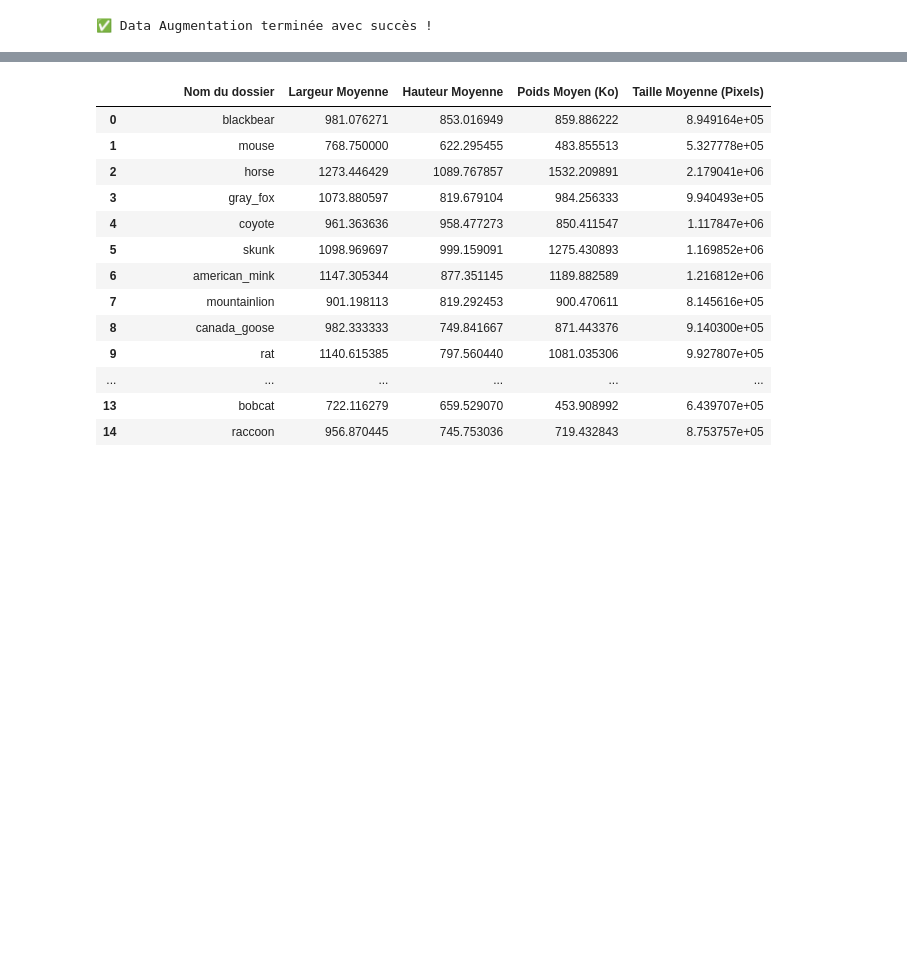
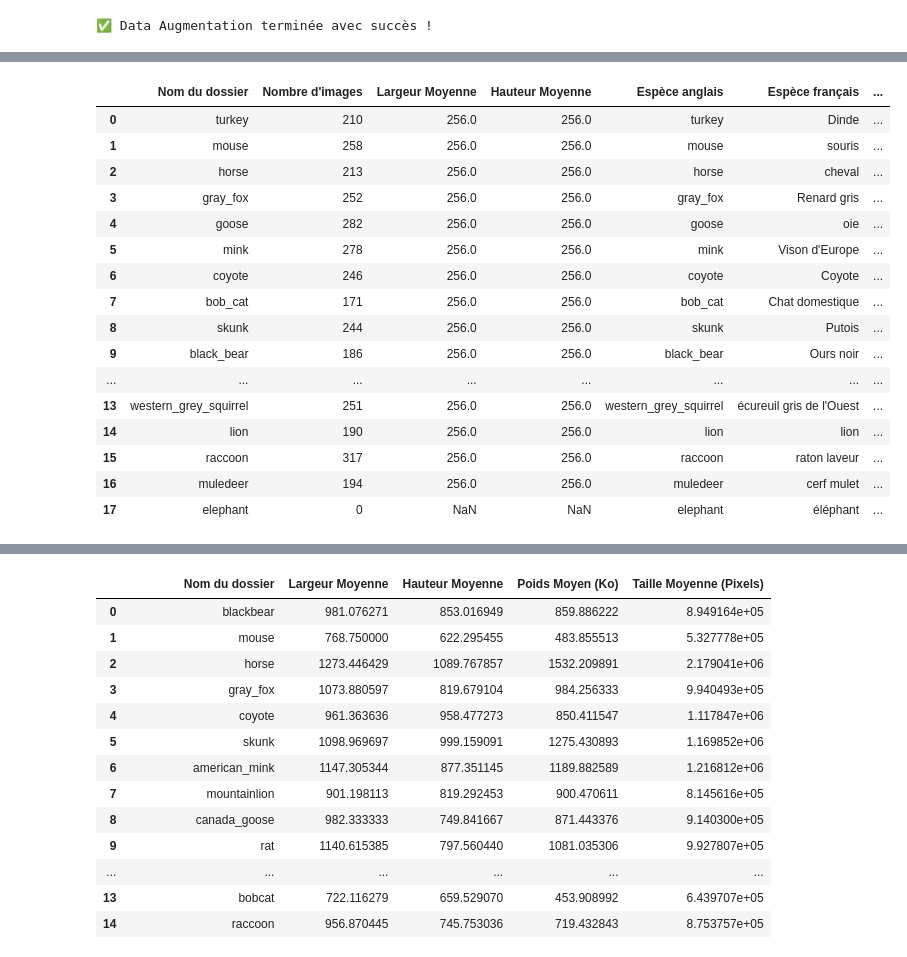
Before and after one commit to CedricSanchezGithub/ETL, a Jupyter notebook: notebook.ipynb, the cells around one changed output, grey strips where cells are left out. Drawn from its saved outputs; the diff is of its cells as text; code cells hidden in the pictures; blank space fills up the shorter version.

```diff
--- a/notebook.ipynb
+++ b/notebook.ipynb
@@ -315,0 +322,12 @@ plt.show()
+# %%
+df_metadata = pd.read_csv("./ressource/metadata.csv")
+
+df_merged = pd.merge(image_data_new, df_metadata, left_on='Nom du dossier', right_on='Espèce anglais', how='left')
+
+print(df_merged)
+print(df_merged.shape)
+print(df_merged.head(10))
+
+
+if print(df_merged['Espèce anglais'].isna().sum()):
+    print("Toutes les lignes ont trouvés une correspondance")
@@ -316,3 +352,24 @@ plt.show()
+# %%
+from IPython.display import display
+display(df_merged)
+# %% [output]
+|  | Nom du dossier | Nombre d'images | Largeur Moyenne | Hauteur Moyenne | Espèce anglais | Espèce français | ... |
+| 0 | turkey | 210 | 256.0 | 256.0 | turkey | Dinde | ... |
+| 1 | mouse | 258 | 256.0 | 256.0 | mouse | souris | ... |
+| 2 | horse | 213 | 256.0 | 256.0 | horse | cheval | ... |
+| 3 | gray_fox | 252 | 256.0 | 256.0 | gray_fox | Renard gris | ... |
+| 4 | goose | 282 | 256.0 | 256.0 | goose | oie | ... |
+| 5 | mink | 278 | 256.0 | 256.0 | mink | Vison d'Europe | ... |
+| 6 | coyote | 246 | 256.0 | 256.0 | coyote | Coyote | ... |
+| 7 | bob_cat | 171 | 256.0 | 256.0 | bob_cat | Chat domestique | ... |
+| 8 | skunk | 244 | 256.0 | 256.0 | skunk | Putois | ... |
+| 9 | black_bear | 186 | 256.0 | 256.0 | black_bear | Ours noir | ... |
+| ... | ... | ... | ... | ... | ... | ... | ... |
+| 13 | western_grey_squirrel | 251 | 256.0 | 256.0 | western_grey_squirrel | écureuil gris de l'Ouest | ... |
+| 14 | lion | 190 | 256.0 | 256.0 | lion | lion | ... |
+| 15 | raccoon | 317 | 256.0 | 256.0 | raccoon | raton laveur | ... |
+| 16 | muledeer | 194 | 256.0 | 256.0 | muledeer | cerf mulet | ... |
+| 17 | elephant | 0 | NaN | NaN | elephant | éléphant | ... |
 # %%
 
 from pyspark.sql import SparkSession
```
Also changed, not shown: parts of 9 cells of this notebook, 2 other files.
